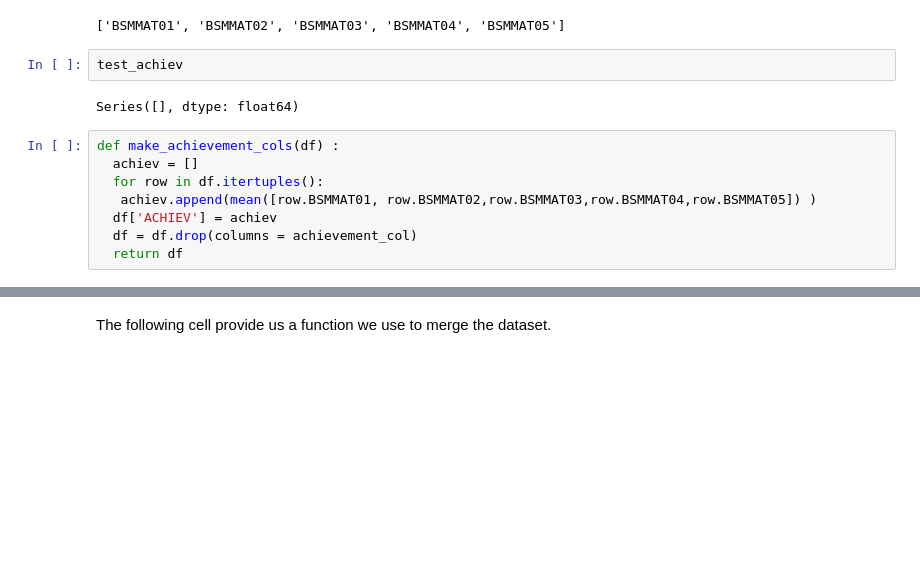
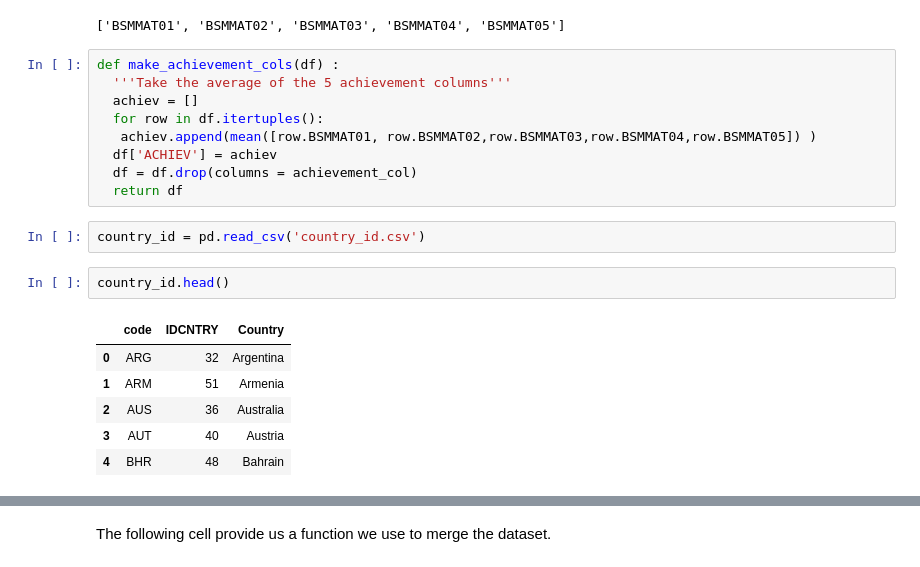
Before and after one commit to AntsaHoneywinner/DSIcapstoneproject, a Jupyter notebook: Capstone_project_Antsa_Rakotondrafara.ipynb, the cells around one changed output, grey strips where cells are left out. Cells and saved outputs as stored; diff of their text form; blank space fills up the shorter version.

```diff
--- a/Capstone_project_Antsa_Rakotondrafara.ipynb
+++ b/Capstone_project_Antsa_Rakotondrafara.ipynb
@@ -262,15 +262,23 @@ test[achievement_col]
 achievement_col
 # %% [output]
 ['BSMMAT01', 'BSMMAT02', 'BSMMAT03', 'BSMMAT04', 'BSMMAT05']
-# %%
-test_achiev
-# %% [output]
-Series([], dtype: float64)
 # %%
 def make_achievement_cols(df) :
+  '''Take the average of the 5 achievement columns'''
   achiev = []
   for row in df.itertuples():
    achiev.append(mean([row.BSMMAT01, row.BSMMAT02,row.BSMMAT03,row.BSMMAT04,row.BSMMAT05]) )
   df['ACHIEV'] = achiev
   df = df.drop(columns = achievement_col)
   return df
+# %%
+country_id = pd.read_csv('country_id.csv')
+# %%
+country_id.head()
+# %% [output]
+|  | code | IDCNTRY | Country |
+| 0 | ARG | 32 | Argentina |
+| 1 | ARM | 51 | Armenia |
+| 2 | AUS | 36 | Australia |
+| 3 | AUT | 40 | Austria |
+| 4 | BHR | 48 | Bahrain |
```
Also changed, not shown: parts of 18 cells of this notebook.
